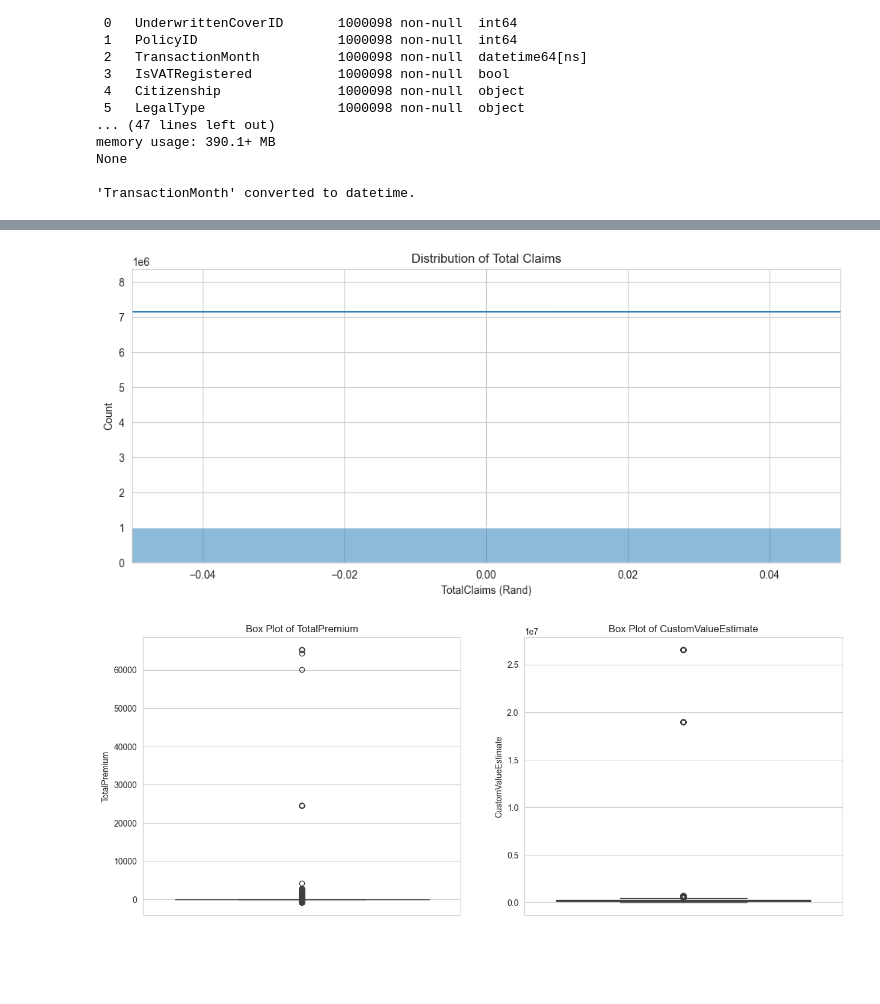
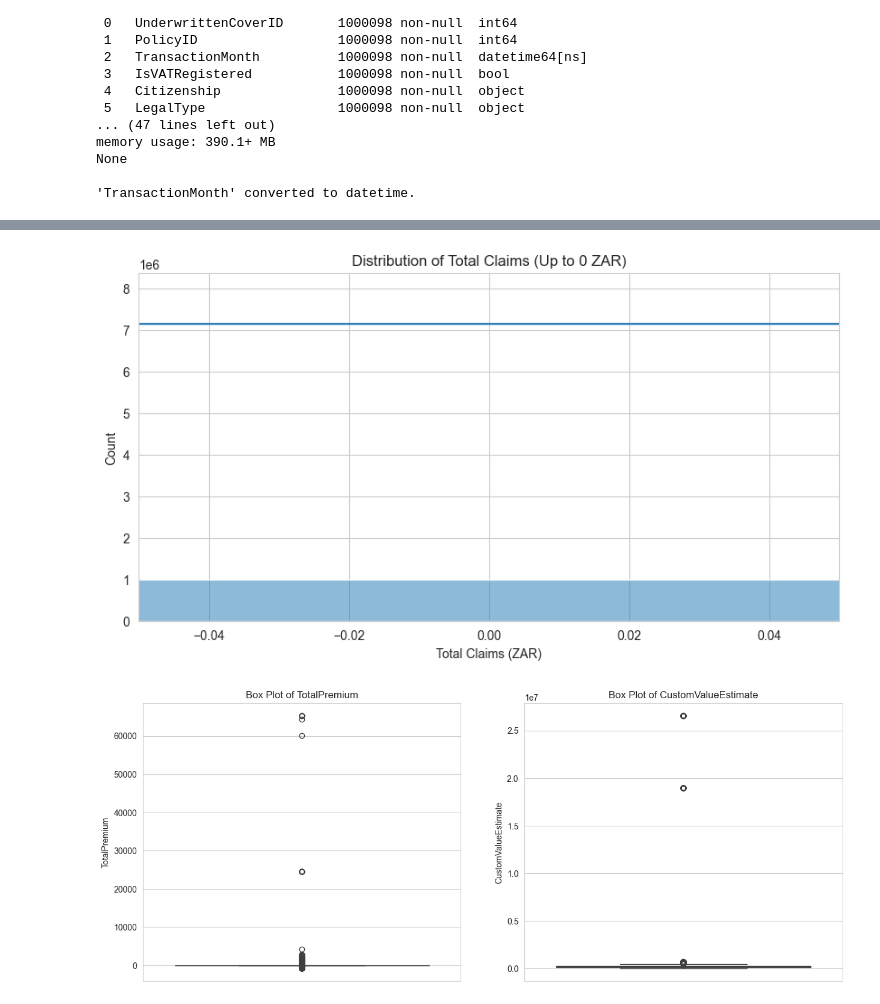
Before and after one commit to Kidus-Yoseph1/Insurance-Risk-Predictive-Modeling, a Jupyter notebook: notebooks/EDA.ipynb, the cells around one changed output, grey strips where cells are left out. Drawn from its saved outputs; the diff is of its cells as text; code cells hidden in the pictures; blank space fills up the shorter version.

```diff
--- a/notebooks/EDA.ipynb
+++ b/notebooks/EDA.ipynb
@@ -105,14 +169,16 @@ Passing `palette` without assigning `hue` is deprecated and will be removed in v
 # %%
-## Univariate Analysis (Distribution of TotalClaims)
-# Plot histogram for numerical columns
-plt.figure(figsize=(12, 5))
+# --- Univariate Analysis (Distribution) ---
+# Total Claims (Zoomed in to see distribution without extreme outliers)
+plt.figure(figsize=(10, 5))
+# Use log scale or limit x-axis to 99th percentile for a clearer view
+claim_limit = df['TotalClaims'].quantile(0.99)
 sns.histplot(df['TotalClaims'], bins=50, kde=True)
-plt.title('Distribution of Total Claims')
-plt.xlabel('TotalClaims (Rand)')
-plt.xlim(0, df['TotalClaims'].quantile(0.99))
+plt.title(f'Distribution of Total Claims (Up to {claim_limit:,.0f} ZAR)')
+plt.xlabel('Total Claims (ZAR)')
+plt.xlim(0, claim_limit)
 plt.show()
 # %% [output]
-[figure, old version]
+[figure, new version]
 # %%
 ## Outlier Detection (TotalPremium and CustomValueEstimate)
 plt.figure(figsize=(15, 6))
```
Also changed, not shown: parts of 4 cells of this notebook.
